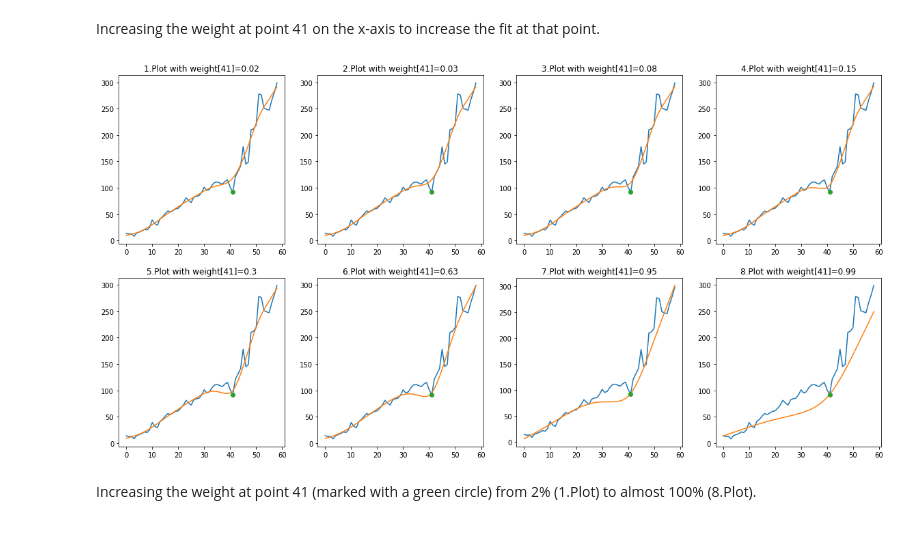
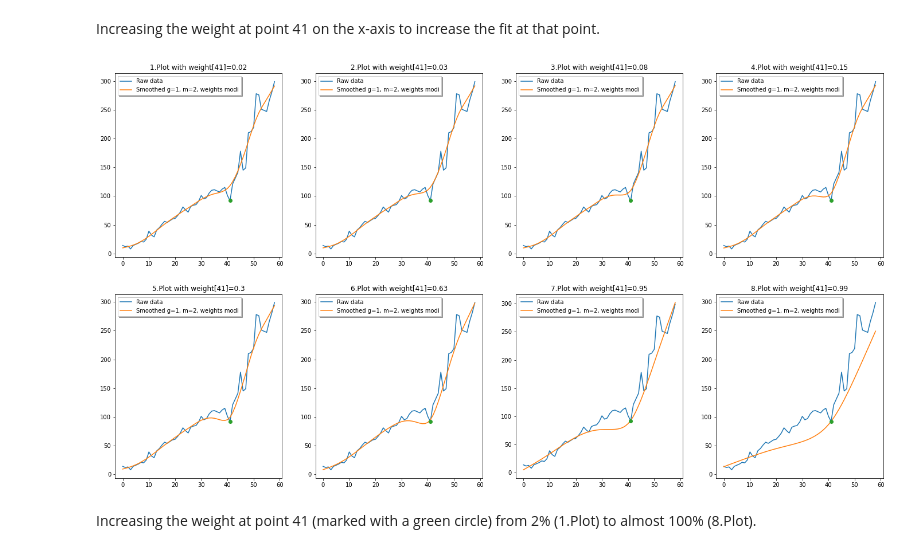
Before and after one commit to Gordi33/Statistical-Analysis, a Jupyter notebook: Whittaker-Henderson-Smoothing.ipynb, the cells around one changed output. Cells and saved outputs as stored; diff of their text form; code cells hidden in the pictures.

```diff
--- a/Whittaker-Henderson-Smoothing.ipynb
+++ b/Whittaker-Henderson-Smoothing.ipynb
@@ -44,11 +44,17 @@ for i in range(1, 8 + 1):
 # %%
 import matplotlib.pyplot as plt
 
-fig, ax = plt.subplots(2, 4, figsize = (20, 10))
+fig, ax = plt.subplots(2, 4, figsize = (24, 13))
 
 for i in range(1, 8 + 1):
     plt.subplot(2, 4, i)
     plt.plot(myWhitakterHendersonContainer[i-1].get_data_unsmoothened())
     plt.plot(myWhitakterHendersonContainer[i-1].get_data_smoothened())
+    plt.legend(['Raw data',
+                'Smoothed g=' + str(myWhitakterHendersonContainer[i-1].get_g()) + ', m=' +
+                str(myWhitakterHendersonContainer[i-1].get_m()) + ", weights " +
+                ('unif' if myWhitakterHendersonContainer[i-1].get_weights_uniform_flag() else 'modi')],
+                loc='upper left',
+                fancybox=False, shadow=True)
     plt.title(str(i) + ".Plot with g=" + str(myWhitakterHendersonContainer[i-1].get_g()))
 # %% [output]
@@ -74,11 +80,17 @@ m needs to be per definition greater or equal to zero and smaller or equal to th
 # %%
 import matplotlib.pyplot as plt
 
-fig, ax = plt.subplots(2, 4, figsize = (20, 10))
+fig, ax = plt.subplots(2, 4, figsize = (24, 13))
 
 for i in range(1, 8 + 1):
     plt.subplot(2, 4, i)
     plt.plot(myWhitakterHendersonContainer[i-1].get_data_unsmoothened())
     plt.plot(myWhitakterHendersonContainer[i-1].get_data_smoothened())
+    plt.legend(['Raw data',
+                'Smoothed g=' + str(myWhitakterHendersonContainer[i-1].get_g()) + ', m=' +
+                str(myWhitakterHendersonContainer[i-1].get_m()) + ", weights " +
+                ('unif' if myWhitakterHendersonContainer[i-1].get_weights_uniform_flag() else 'modi')],
+                loc='upper left',
+                fancybox=False, shadow=True)
     plt.title(str(i) + ".Plot with m=" + str(myWhitakterHendersonContainer[i-1].get_m()))
 # %% [output]
@@ -106,17 +118,22 @@ Increasing the weight at point 41 on the x-axis to increase the fit at that poin
 # %%
 import matplotlib.pyplot as plt
 
-fig, ax = plt.subplots(2, 4, figsize = (20, 10))
+fig, ax = plt.subplots(2, 4, figsize = (24, 13))
 
 for i in range(1, 8 + 1):
     plt.subplot(2, 4, i)
     plt.plot(myWhitakterHendersonContainer[i-1].get_data_unsmoothened())
     plt.plot(myWhitakterHendersonContainer[i-1].get_data_smoothened())
     plt.plot(41, data_unsmoothened[41], 'o')
+    plt.legend(['Raw data',
+                'Smoothed g=' + str(myWhitakterHendersonContainer[i-1].get_g()) + ', m=' +
+                str(myWhitakterHendersonContainer[i-1].get_m()) + ", weights " +
+                ('unif' if myWhitakterHendersonContainer[i-1].get_weights_uniform_flag() else 'modi')],
+                loc='upper left', fancybox=False, shadow=True)
     weight_41   = float(myWhitakterHendersonContainer[i-1].get_weights()[41])
     weights_sum = float(myWhitakterHendersonContainer[i-1].get_weights().sum())
     plt.title(str(i) + ".Plot with weight[41]=" + str(round(weight_41 / weights_sum, 2 )))
 # %% [output]
-[figure, old version]
+[figure, new version]
 # %% [markdown]
 Increasing the weight at point 41 (marked with a green circle) from 2% (1.Plot) to almost 100% (8.Plot).
```
Also changed, not shown: parts of 3 cells of this notebook, 4 other files.
